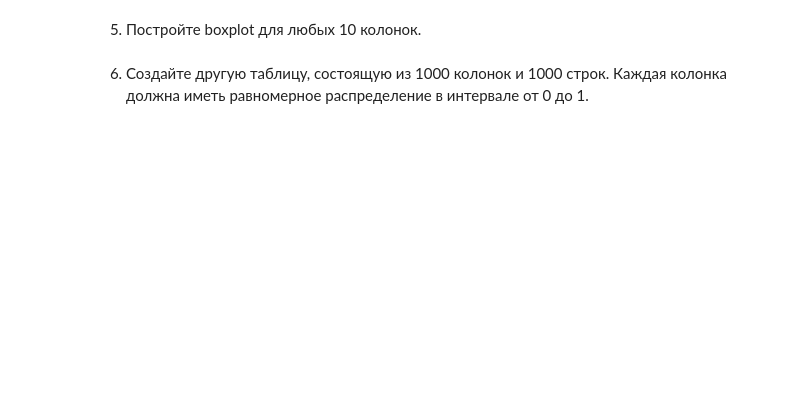
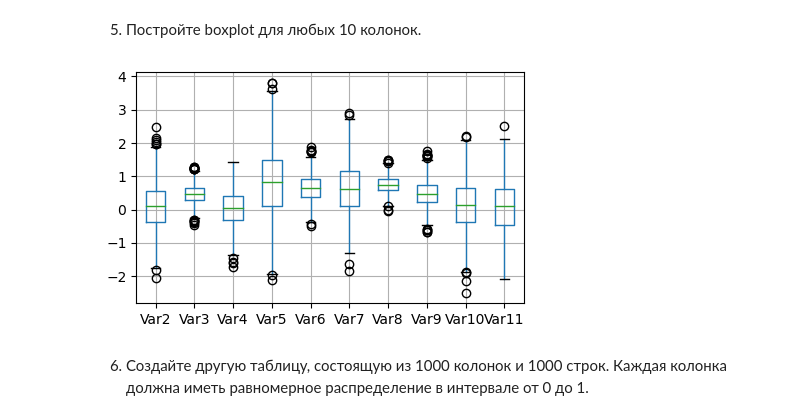
Before and after one commit to talex00/Simulation-modeling-and-big-data-analytics-course, a Jupyter notebook: Lab3_task.ipynb, the cells around one changed output. Cells and saved outputs as stored; diff of their text form; code cells hidden in the pictures; blank space fills up the shorter version.

```diff
--- a/Lab3_task.ipynb
+++ b/Lab3_task.ipynb
@@ -253,2 +312,8 @@ plt.show()
+# %%
+plt.figure(figsize=(5,3))
+df.iloc[:, 2:12].boxplot(column = list(df.iloc[:, 2:12].columns))
+plt.show()
+# %% [output]
+[figure, added]
 # %% [markdown]
 6. Создайте другую таблицу, состоящую из 1000 колонок и 1000 строк. Каждая колонка должна иметь равномерное распределение в интервале от 0 до 1.
```
Also changed, not shown: parts of 33 cells of this notebook, 1 other file.
